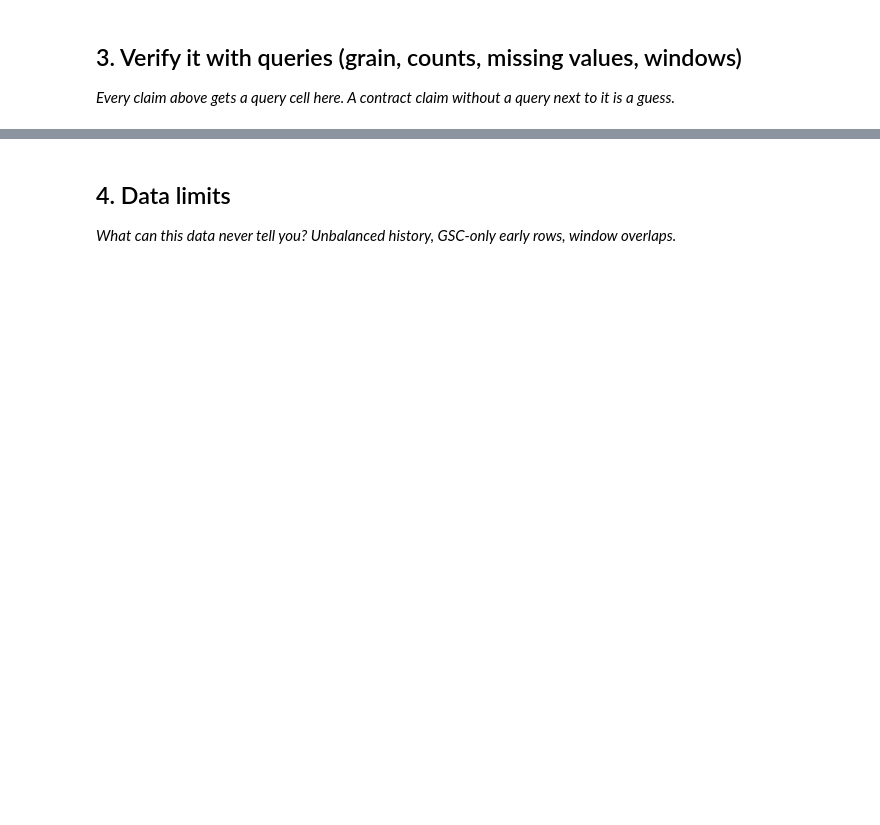
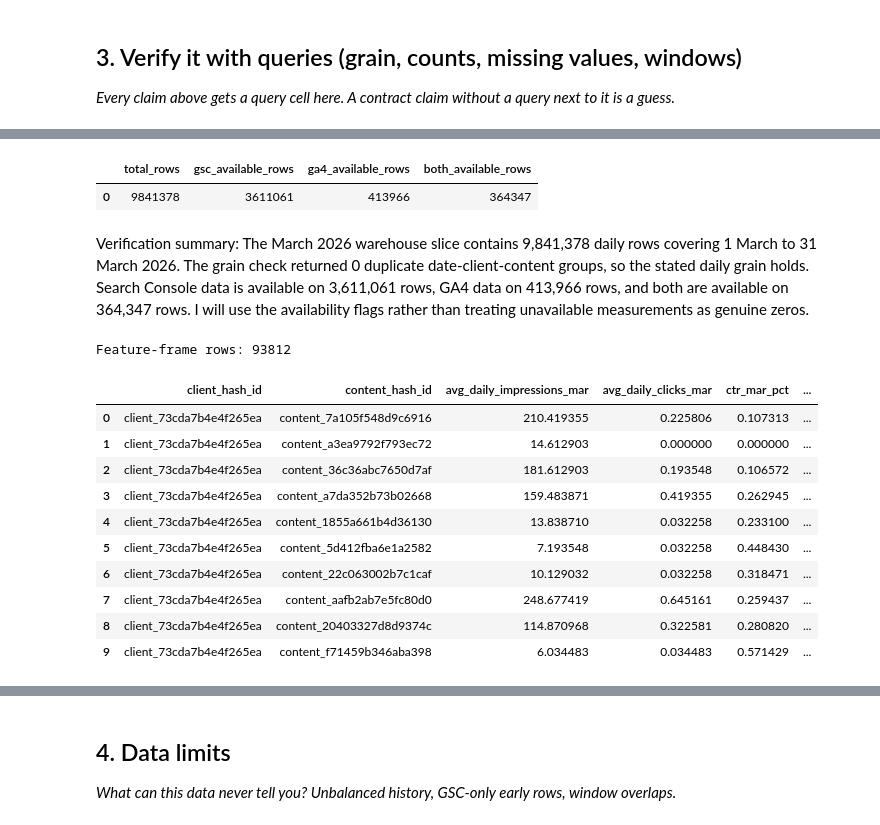
Before and after one commit to MuhammadTalha-pk/ML-Internship-Task1, a Jupyter notebook: work/notebooks/w03_data_contract.ipynb, the cells around one changed output, grey strips where cells are left out. Saved outputs shown, nothing was run; the diff lists cells and outputs as text; code cells hidden in the pictures; blank space fills up the shorter version.

```diff
--- a/work/notebooks/w03_data_contract.ipynb
+++ b/work/notebooks/w03_data_contract.ipynb
@@ -29,0 +101,74 @@ This skeleton is yours to fill. Work the sections **in order** — each one has
+# %%
+availability_check = con.sql(f"""
+SELECT
+    COUNT(*) AS total_rows,
+
+    COUNT(*) FILTER (
+        WHERE gsc_data_available IS TRUE
+    ) AS gsc_available_rows,
+
+    COUNT(*) FILTER (
+        WHERE ga4_data_available IS TRUE
+    ) AS ga4_available_rows,
+
+    COUNT(*) FILTER (
+        WHERE gsc_data_available IS TRUE
+          AND ga4_data_available IS TRUE
+    ) AS both_available_rows
+
+FROM {MARCH}
+""").df()
+
+availability_check
+# %% [output]
+|  | total_rows | gsc_available_rows | ga4_available_rows | both_available_rows |
+| 0 | 9841378 | 3611061 | 413966 | 364347 |
+# %% [markdown]
+Verification summary: The March 2026 warehouse slice contains 9,841,378 daily rows covering 1 March to 31 March 2026. The grain check returned 0 duplicate date-client-content groups, so the stated daily grain holds. Search Console data is available on 3,611,061 rows, GA4 data on 413,966 rows, and both are available on 364,347 rows. I will use the availability flags rather than treating unavailable measurements as genuine zeros.
+# %%
+feature_df = con.sql(f"""
+SELECT
+    client_hash_id,
+    content_hash_id,
+
+    AVG(gsc_impressions) AS avg_daily_impressions_mar,
+    AVG(gsc_clicks) AS avg_daily_clicks_mar,
+
+    100.0 * SUM(gsc_clicks)
+        / NULLIF(SUM(gsc_impressions), 0)
+        AS ctr_mar_pct,
+
+    AVG(gsc_avg_position) AS avg_position_mar,
+
+    COUNT(*) FILTER (
+        WHERE gsc_impressions > 0
+    ) AS days_with_impressions_mar
+
+FROM {MARCH}
+
+WHERE gsc_data_available IS TRUE
+
+GROUP BY
+    client_hash_id,
+    content_hash_id
+
+HAVING
+    SUM(gsc_impressions) >= 100
+    AND COUNT(*) >= 20
+""").df()
+
+print("Feature-frame rows:", len(feature_df))
+feature_df.head(10)
+# %% [output]
+Feature-frame rows: 93812
+|  | client_hash_id | content_hash_id | avg_daily_impressions_mar | avg_daily_clicks_mar | ctr_mar_pct | ... |
+| 0 | client_73cda7b4e4f265ea | content_7a105f548d9c6916 | 210.419355 | 0.225806 | 0.107313 | ... |
+| 1 | client_73cda7b4e4f265ea | content_a3ea9792f793ec72 | 14.612903 | 0.000000 | 0.000000 | ... |
+| 2 | client_73cda7b4e4f265ea | content_36c36abc7650d7af | 181.612903 | 0.193548 | 0.106572 | ... |
+| 3 | client_73cda7b4e4f265ea | content_a7da352b73b02668 | 159.483871 | 0.419355 | 0.262945 | ... |
+| 4 | client_73cda7b4e4f265ea | content_1855a661b4d36130 | 13.838710 | 0.032258 | 0.233100 | ... |
+| 5 | client_73cda7b4e4f265ea | content_5d412fba6e1a2582 | 7.193548 | 0.032258 | 0.448430 | ... |
+| 6 | client_73cda7b4e4f265ea | content_22c063002b7c1caf | 10.129032 | 0.032258 | 0.318471 | ... |
+| 7 | client_73cda7b4e4f265ea | content_aafb2ab7e5fc80d0 | 248.677419 | 0.645161 | 0.259437 | ... |
+| 8 | client_73cda7b4e4f265ea | content_20403327d8d9374c | 114.870968 | 0.322581 | 0.280820 | ... |
+| 9 | client_73cda7b4e4f265ea | content_f71459b346aba398 | 6.034483 | 0.034483 | 0.571429 | ... |
```
Also changed, not shown: parts of 13 cells of this notebook.
